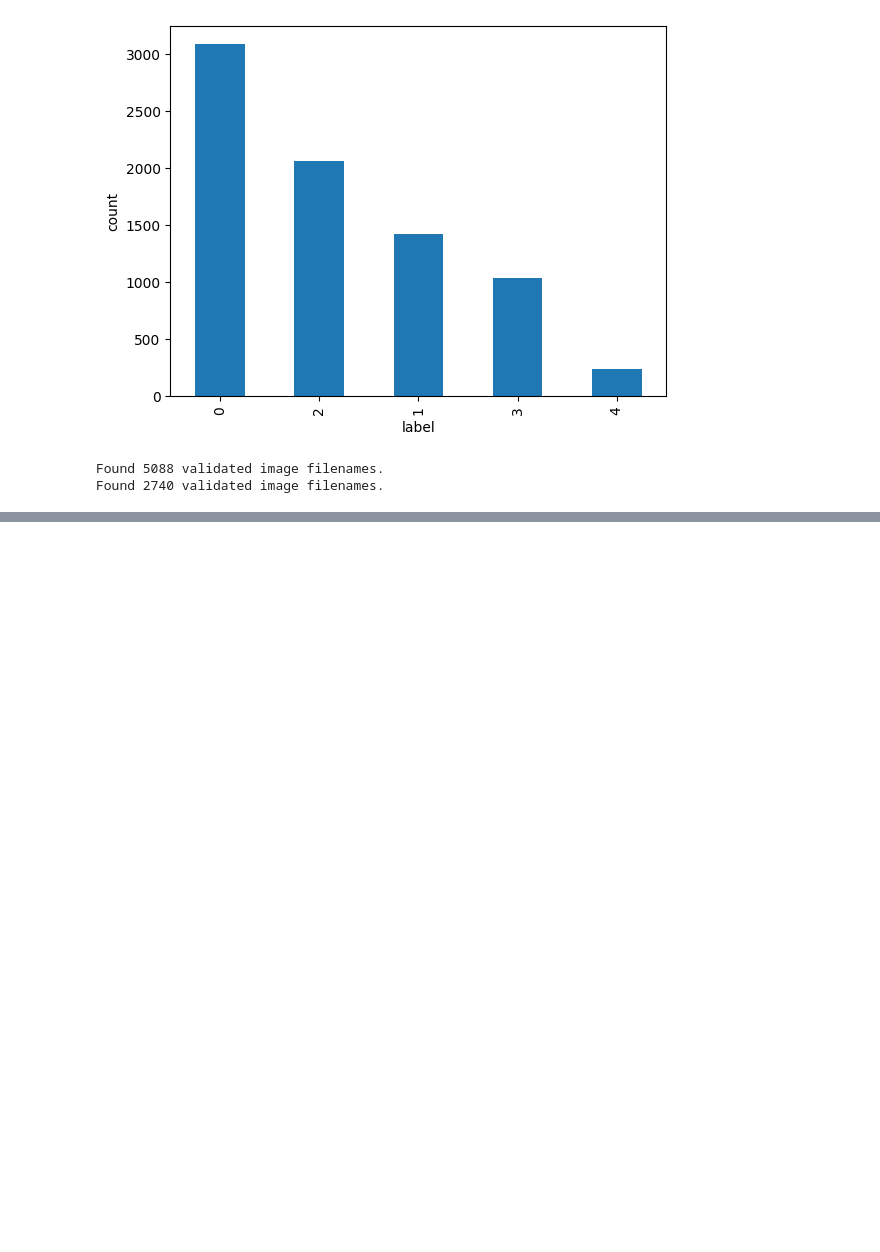
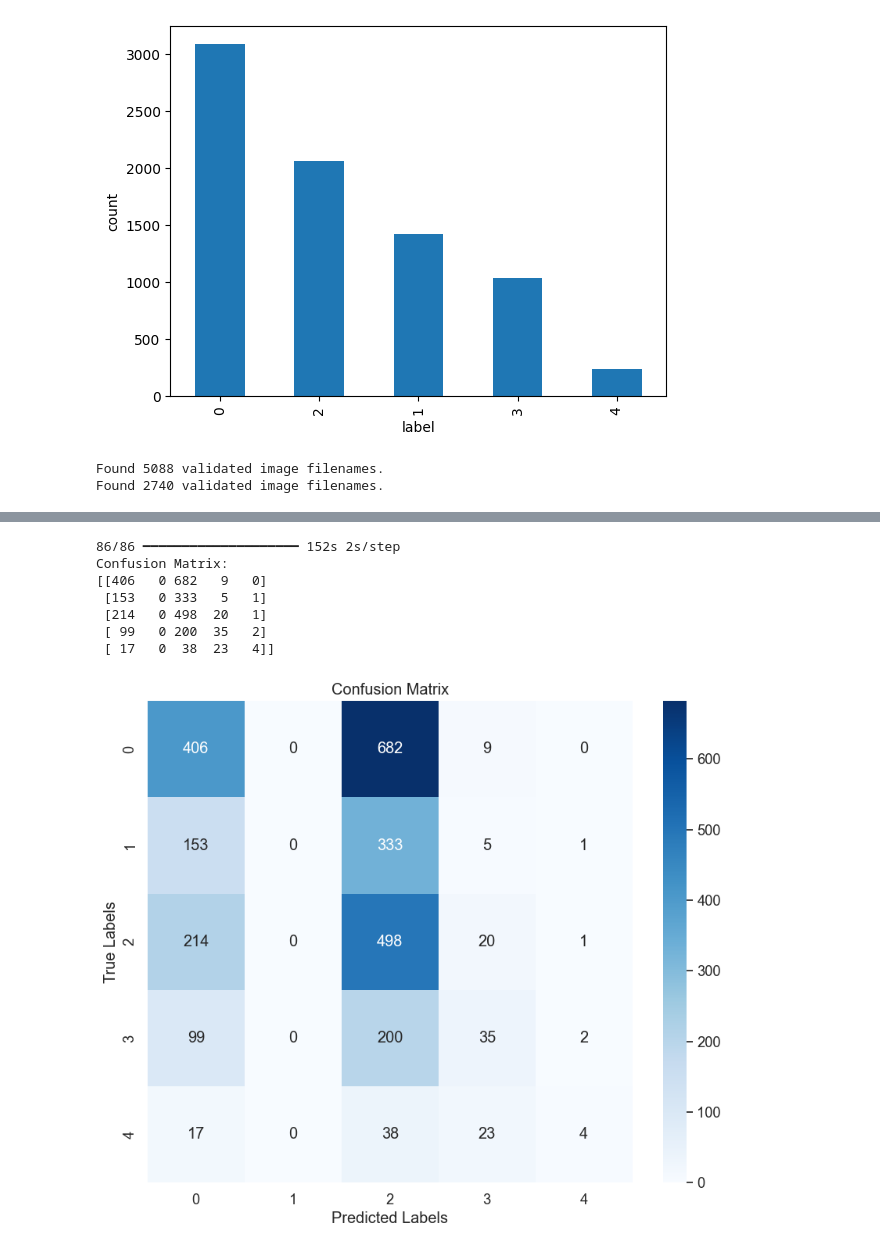
Before and after one commit to aliirtazas/knee-osteoarthritis-deep-learning, a Jupyter notebook: model.ipynb, the cells around one changed output, grey strips where cells are left out. Cells and saved outputs as stored; diff of their text form; code cells hidden in the pictures; blank space fills up the shorter version.

```diff
--- a/model.ipynb
+++ b/model.ipynb
@@ -125,0 +218,31 @@ Found 2740 validated image filenames.
+# %%
+# Step 2: Use your model to predict labels for x_test
+predictions = model.predict(test_generator)
+
+# Step 3: Evaluate the predictions using a confusion matrix
+true_labels = x_test["label"].values
+predicted_labels = predictions.argmax(axis=1)
+
+conf_matrix = confusion_matrix(true_labels, predicted_labels)
+
+print("Confusion Matrix:")
+print(conf_matrix)
+classes = unique_labels(true_labels, predicted_labels)
+
+# Create a heatmap
+plt.figure(figsize=(10, 8))
+sns.set(font_scale=1.2)
+sns.heatmap(conf_matrix, annot=True, cmap='Blues', fmt='g', xticklabels=classes, yticklabels=classes)
+plt.xlabel('Predicted Labels')
+plt.ylabel('True Labels')
+plt.title('Confusion Matrix')
+plt.show()
+# %% [output]
+86/86 ━━━━━━━━━━━━━━━━━━━━ 152s 2s/step
+Confusion Matrix:
+[[406   0 682   9   0]
+ [153   0 333   5   1]
+ [214   0 498  20   1]
+ [ 99   0 200  35   2]
+ [ 17   0  38  23   4]]
+[figure, added]
```
Also changed, not shown: parts of 8 cells of this notebook.
